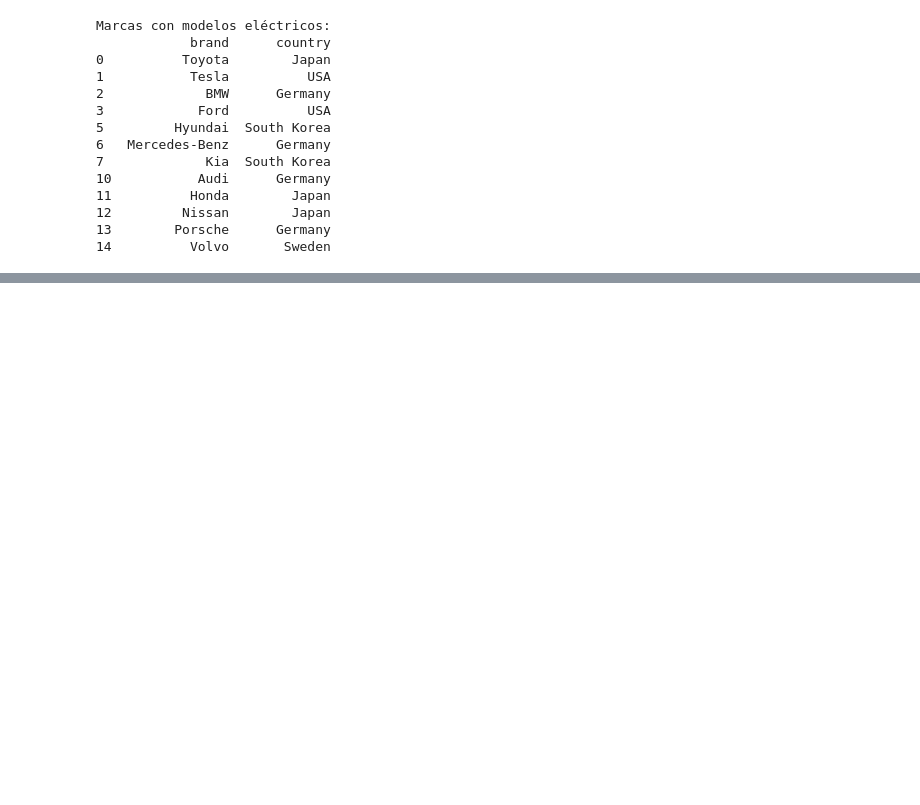
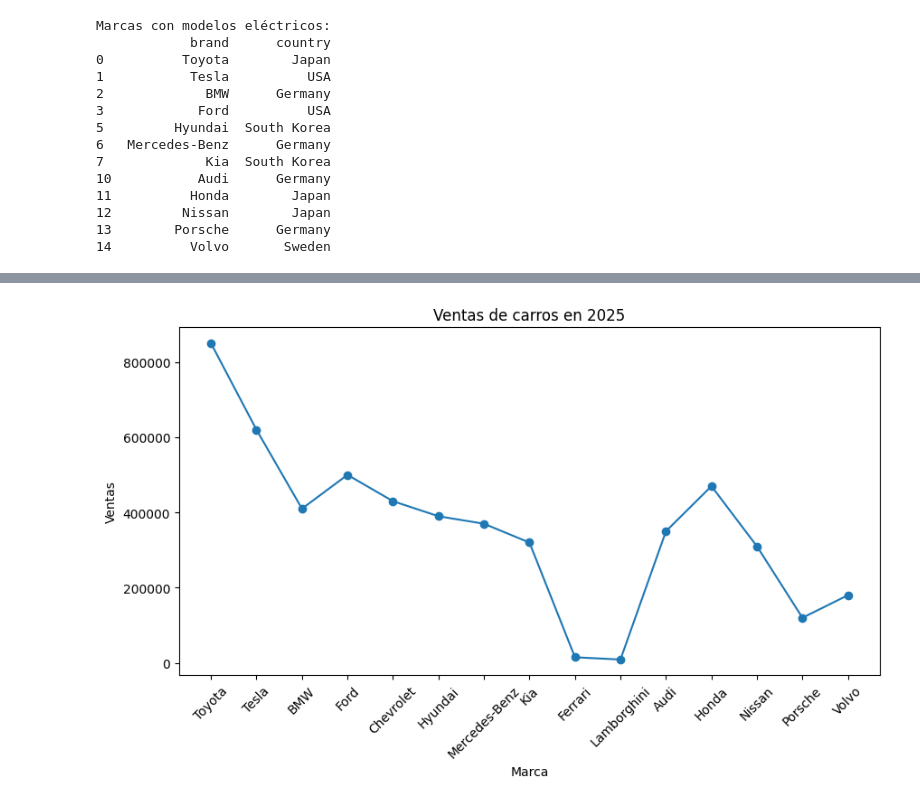
Before and after one commit to ssabogall/PipelineBigDataAWS, a Jupyter notebook: video-games-bigdata/notebooks/Distributed Multi-source ETL Notebook.ipynb, the cells around one changed output, grey strips where cells are left out. Saved outputs shown, nothing was run; the diff lists cells and outputs as text; code cells hidden in the pictures; blank space fills up the shorter version.

```diff
--- a/video-games-bigdata/notebooks/Distributed Multi-source ETL Notebook.ipynb
+++ b/video-games-bigdata/notebooks/Distributed Multi-source ETL Notebook.ipynb
@@ -231,0 +364,12 @@ plt.show()
+# %%
+plt.figure(figsize=(10,5))
+plt.plot(df['brand'], df['sales_2025'], marker='o')
+
+plt.xticks(rotation=45)
+plt.title("Ventas de carros en 2025")
+plt.xlabel("Marca")
+plt.ylabel("Ventas")
+
+plt.show()
+# %% [output]
+[figure, added]
```
Also changed, not shown: parts of 13 cells of this notebook, 1 other file.
